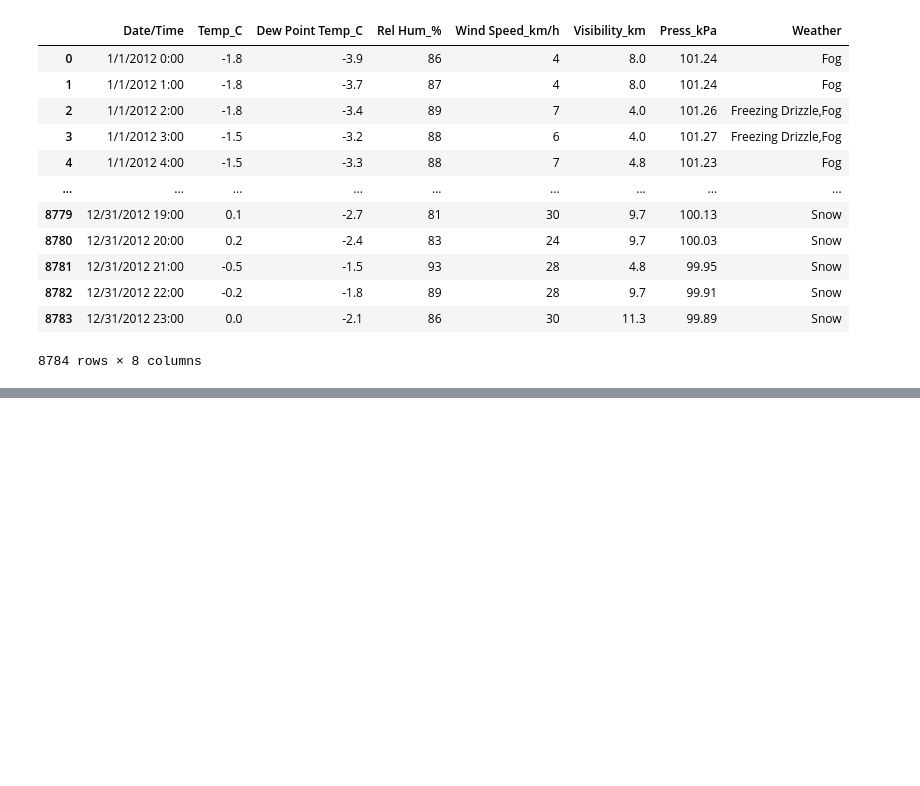
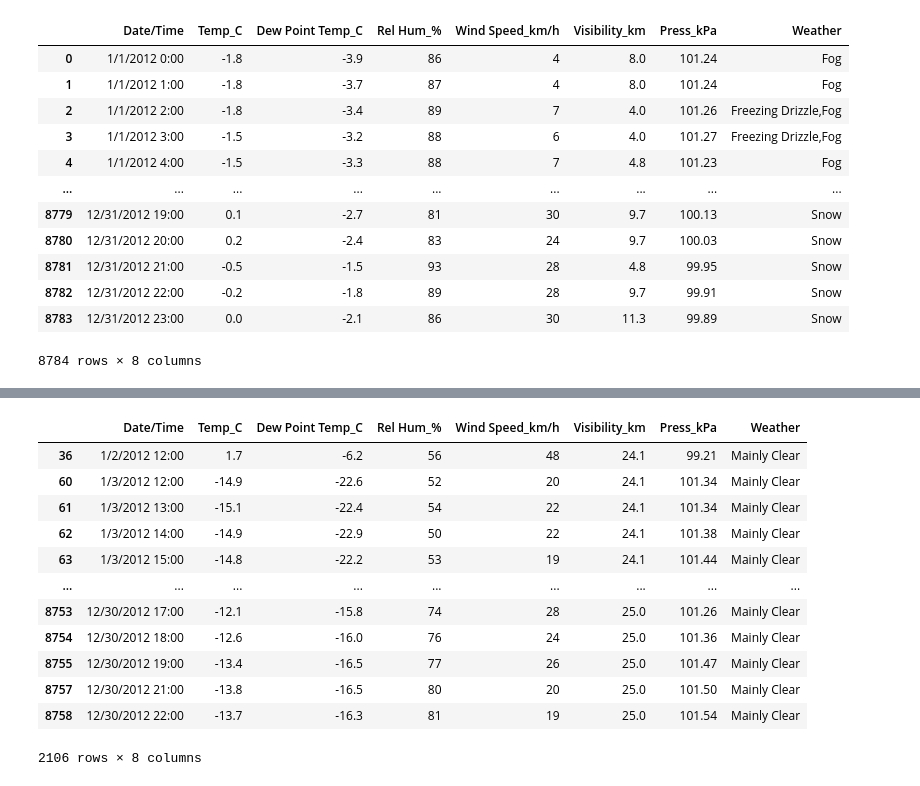
Before and after one commit to Olahubert/Weather-Analysis, a Jupyter notebook: Weather_case_study.ipynb, the cells around one changed output, grey strips where cells are left out. Saved outputs shown, nothing was run; the diff lists cells and outputs as text; code cells hidden in the pictures; blank space fills up the shorter version.

```diff
--- a/Weather_case_study.ipynb
+++ b/Weather_case_study.ipynb
@@ -20,0 +217,18 @@ Weather
+# %%
+Mainly_Clear1=Weather1 == "Mainly Clear"
+# %%
+Weather.loc[Mainly_Clear1]
+# %% [output]
+|  | Date/Time | Temp_C | Dew Point Temp_C | Rel Hum_% | Wind Speed_km/h | Visibility_km | Press_kPa | Weather |
+| 36 | 1/2/2012 12:00 | 1.7 | -6.2 | 56 | 48 | 24.1 | 99.21 | Mainly Clear |
+| 60 | 1/3/2012 12:00 | -14.9 | -22.6 | 52 | 20 | 24.1 | 101.34 | Mainly Clear |
+| 61 | 1/3/2012 13:00 | -15.1 | -22.4 | 54 | 22 | 24.1 | 101.34 | Mainly Clear |
+| 62 | 1/3/2012 14:00 | -14.9 | -22.9 | 50 | 22 | 24.1 | 101.38 | Mainly Clear |
+| 63 | 1/3/2012 15:00 | -14.8 | -22.2 | 53 | 19 | 24.1 | 101.44 | Mainly Clear |
+| ... | ... | ... | ... | ... | ... | ... | ... | ... |
+| 8753 | 12/30/2012 17:00 | -12.1 | -15.8 | 74 | 28 | 25.0 | 101.26 | Mainly Clear |
+| 8754 | 12/30/2012 18:00 | -12.6 | -16.0 | 76 | 24 | 25.0 | 101.36 | Mainly Clear |
+| 8755 | 12/30/2012 19:00 | -13.4 | -16.5 | 77 | 26 | 25.0 | 101.47 | Mainly Clear |
+| 8757 | 12/30/2012 21:00 | -13.8 | -16.5 | 80 | 20 | 25.0 | 101.50 | Mainly Clear |
+| 8758 | 12/30/2012 22:00 | -13.7 | -16.3 | 81 | 19 | 25.0 | 101.54 | Mainly Clear |
+2106 rows × 8 columns
```
Also changed, not shown: parts of 27 cells of this notebook.
